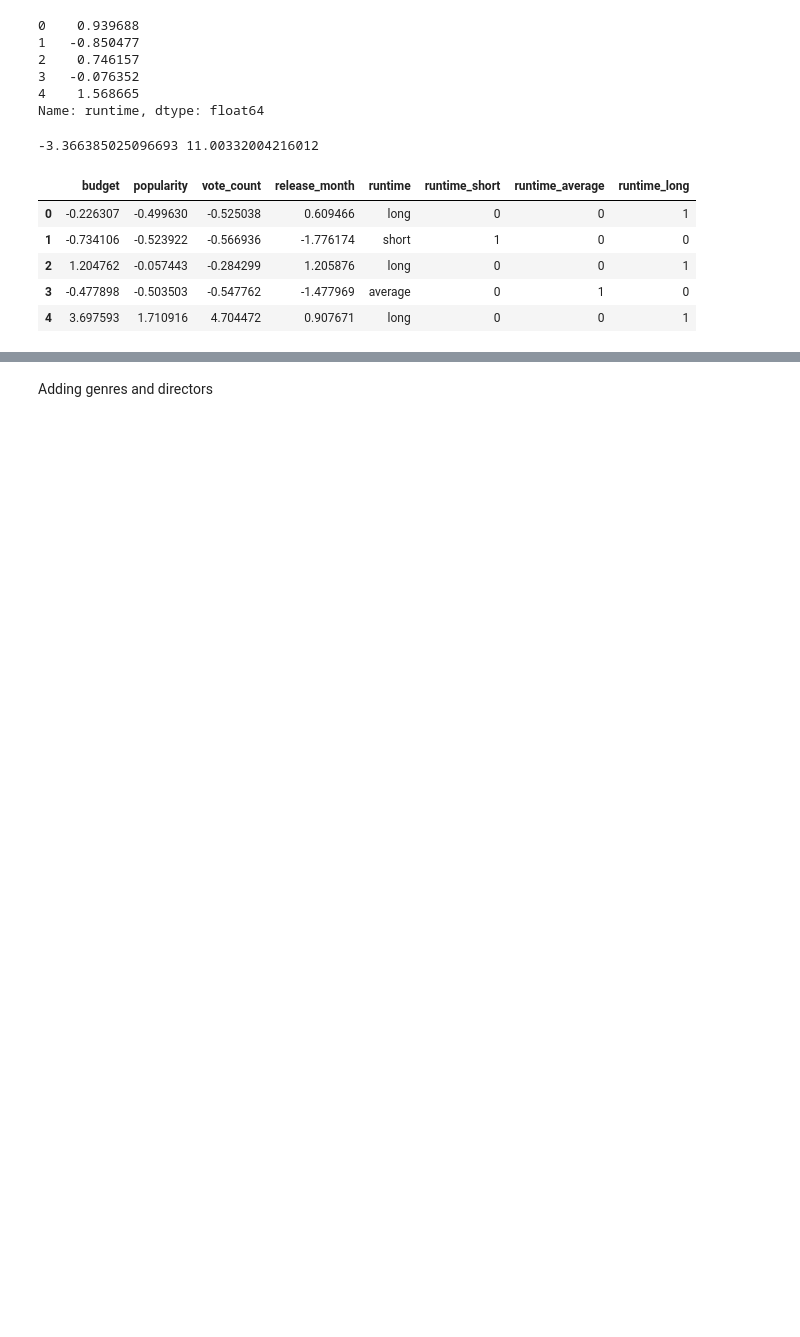
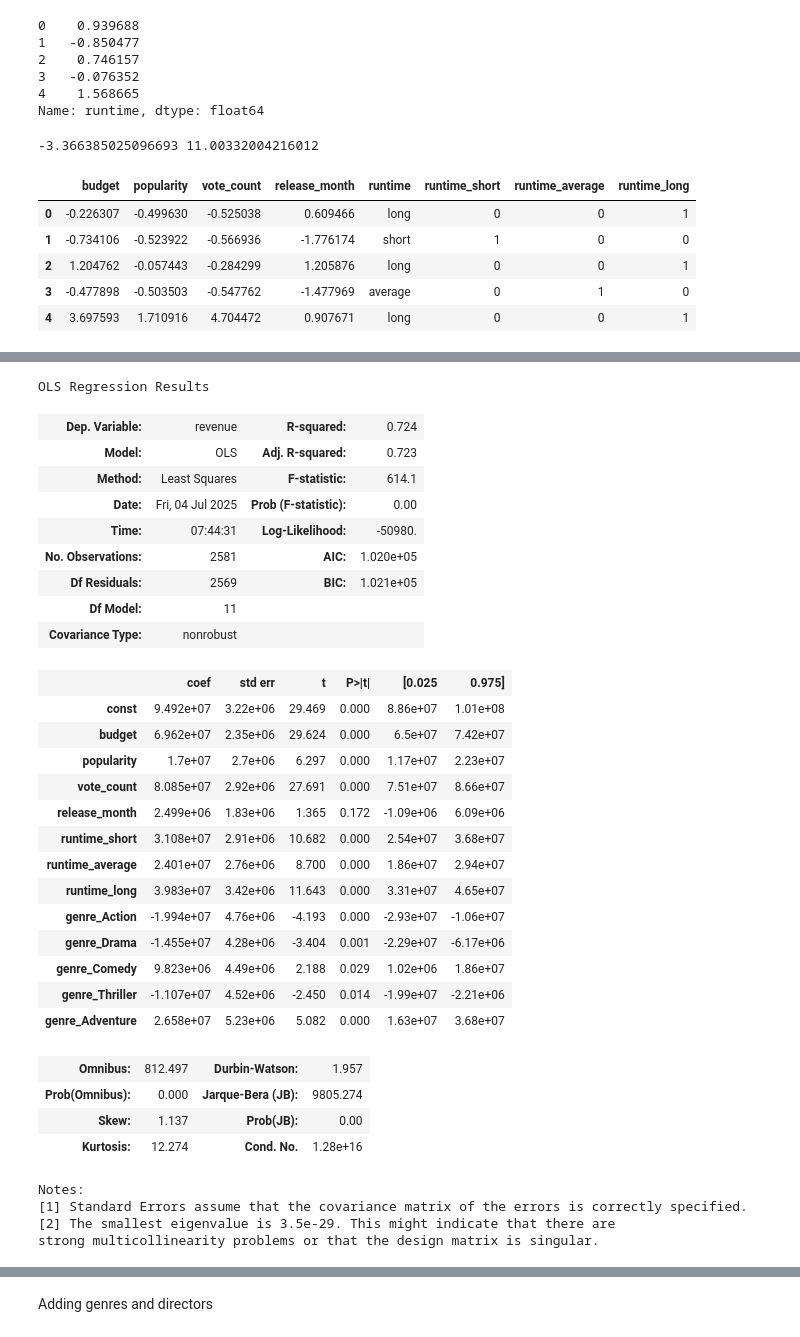
Before and after one commit to Assesa44/Movie-Revenue-Predictor, a Jupyter notebook: Notebooks/revenue_predictor.ipynb, the cells around one changed output, grey strips where cells are left out. Cells and saved outputs as stored; diff of their text form; code cells hidden in the pictures; blank space fills up the shorter version.

Commit message:
docs: finished training model

```diff
--- a/Notebooks/revenue_predictor.ipynb
+++ b/Notebooks/revenue_predictor.ipynb
@@ -1064,0 +1025,5 @@ MissingDataError: exog contains inf or nans
+# %%
+genres = X_train[['genre_Action', 'genre_Drama', 'genre_Comedy', 'genre_Thriller', 'genre_Adventure']].copy()
+genres = genres.reset_index(drop= True)
+
+genres.head()
@@ -1064,0 +1047,37 @@ MissingDataError: exog contains inf or nans
+# %%
+model9 = sm.OLS(y_train, sm.add_constant(X_complete)).fit()
+
+model9.summary()
+# %% [output]
+OLS Regression Results
+| Dep. Variable: | revenue | R-squared: | 0.724 |
+| Model: | OLS | Adj. R-squared: | 0.723 |
+| Method: | Least Squares | F-statistic: | 614.1 |
+| Date: | Fri, 04 Jul 2025 | Prob (F-statistic): | 0.00 |
+| Time: | 07:44:31 | Log-Likelihood: | -50980. |
+| No. Observations: | 2581 | AIC: | 1.020e+05 |
+| Df Residuals: | 2569 | BIC: | 1.021e+05 |
+| Df Model: | 11 |  |  |
+| Covariance Type: | nonrobust |  |  |
+|  | coef | std err | t | P>|t| | [0.025 | 0.975] |
+| const | 9.492e+07 | 3.22e+06 | 29.469 | 0.000 | 8.86e+07 | 1.01e+08 |
+| budget | 6.962e+07 | 2.35e+06 | 29.624 | 0.000 | 6.5e+07 | 7.42e+07 |
+| popularity | 1.7e+07 | 2.7e+06 | 6.297 | 0.000 | 1.17e+07 | 2.23e+07 |
+| vote_count | 8.085e+07 | 2.92e+06 | 27.691 | 0.000 | 7.51e+07 | 8.66e+07 |
+| release_month | 2.499e+06 | 1.83e+06 | 1.365 | 0.172 | -1.09e+06 | 6.09e+06 |
+| runtime_short | 3.108e+07 | 2.91e+06 | 10.682 | 0.000 | 2.54e+07 | 3.68e+07 |
+| runtime_average | 2.401e+07 | 2.76e+06 | 8.700 | 0.000 | 1.86e+07 | 2.94e+07 |
+| runtime_long | 3.983e+07 | 3.42e+06 | 11.643 | 0.000 | 3.31e+07 | 4.65e+07 |
+| genre_Action | -1.994e+07 | 4.76e+06 | -4.193 | 0.000 | -2.93e+07 | -1.06e+07 |
+| genre_Drama | -1.455e+07 | 4.28e+06 | -3.404 | 0.001 | -2.29e+07 | -6.17e+06 |
+| genre_Comedy | 9.823e+06 | 4.49e+06 | 2.188 | 0.029 | 1.02e+06 | 1.86e+07 |
+| genre_Thriller | -1.107e+07 | 4.52e+06 | -2.450 | 0.014 | -1.99e+07 | -2.21e+06 |
+| genre_Adventure | 2.658e+07 | 5.23e+06 | 5.082 | 0.000 | 1.63e+07 | 3.68e+07 |
+| Omnibus: | 812.497 | Durbin-Watson: | 1.957 |
+| Prob(Omnibus): | 0.000 | Jarque-Bera (JB): | 9805.274 |
+| Skew: | 1.137 | Prob(JB): | 0.00 |
+| Kurtosis: | 12.274 | Cond. No. | 1.28e+16 |
+Notes:
+[1] Standard Errors assume that the covariance matrix of the errors is correctly specified.
+[2] The smallest eigenvalue is 3.5e-29. This might indicate that there are
+strong multicollinearity problems or that the design matrix is singular.
```
Also changed, not shown: parts of 18 cells of this notebook.
